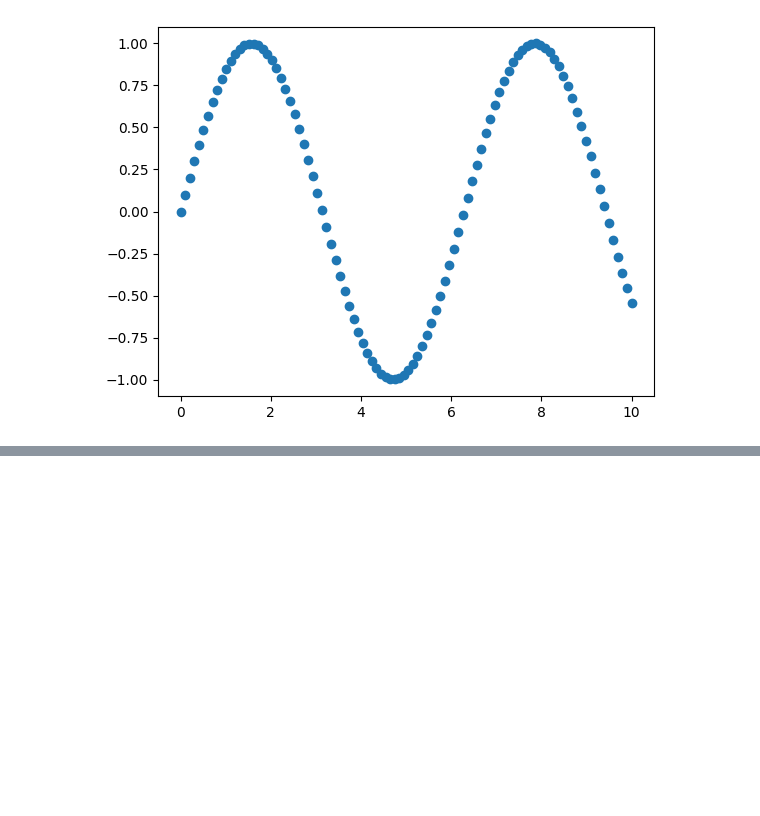
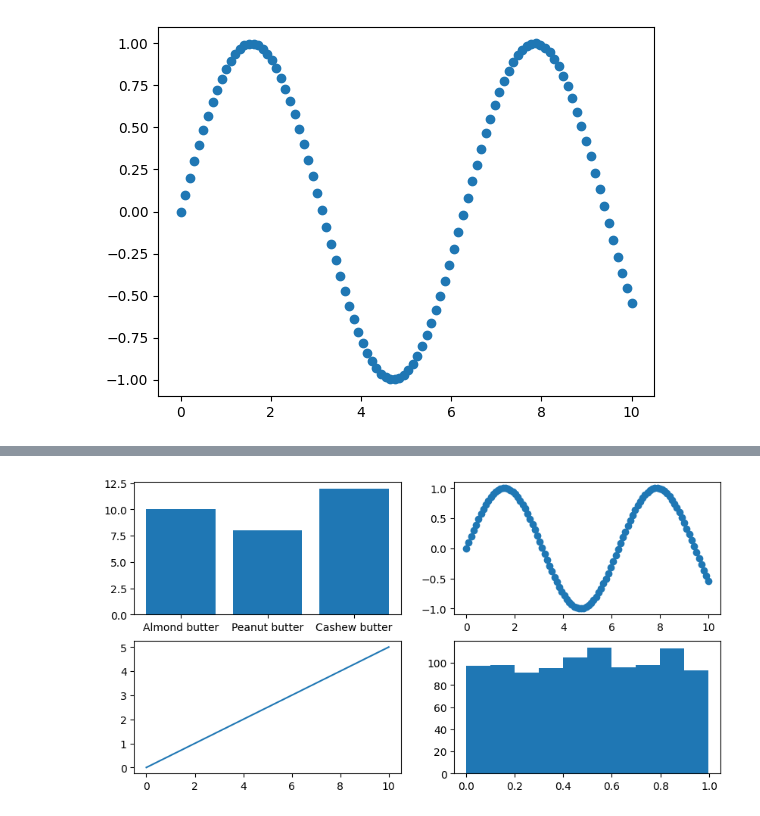
Before and after one commit to DucAnhNTT/ML-and-DS-learning, a Jupyter notebook: Introduction-to-Matplotlib.ipynb, the cells around one changed output, grey strips where cells are left out. Cells and saved outputs as stored; diff of their text form; code cells hidden in the pictures; blank space fills up the shorter version.

```diff
--- a/Introduction-to-Matplotlib.ipynb
+++ b/Introduction-to-Matplotlib.ipynb
@@ -205,0 +210,13 @@ plt
+# %%
+# Subplots option 2
+fig, ax = plt.subplots(nrows=2,
+                      ncols=2,
+                      figsize = (10,5))
+
+#plot to each different index
+ax[0, 0].bar(butter_prices.keys(), butter_prices.values());
+ax[0, 1].scatter(x, np.sin(x))
+ax[1,0].plot(x, x/2)
+ax[1, 1].hist(np.random.rand(1000));
+# %% [output]
+[figure, added]
```
Also changed, not shown: parts of 22 cells of this notebook.
